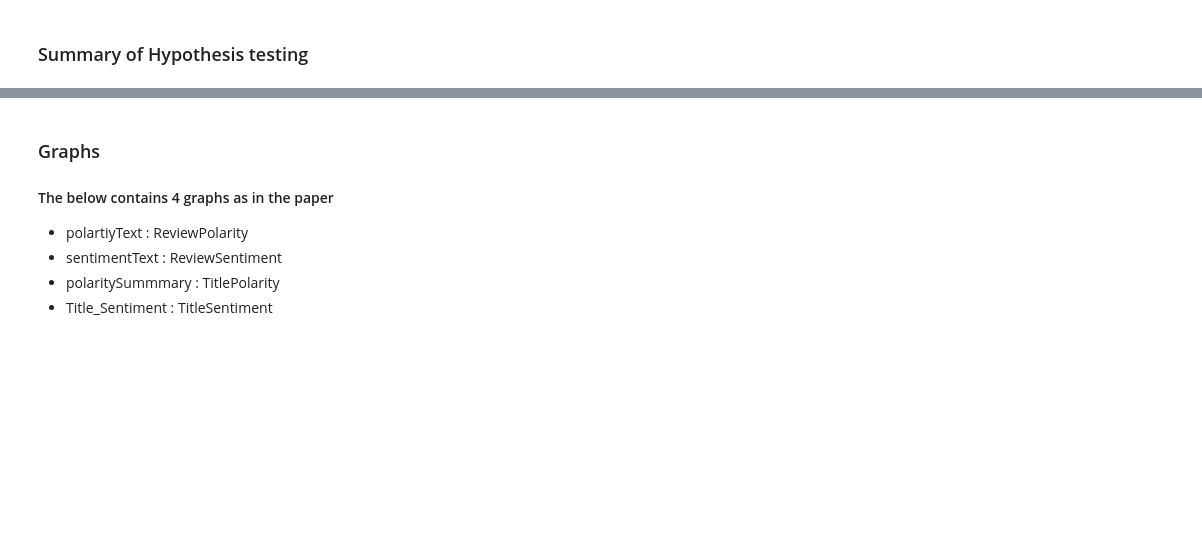
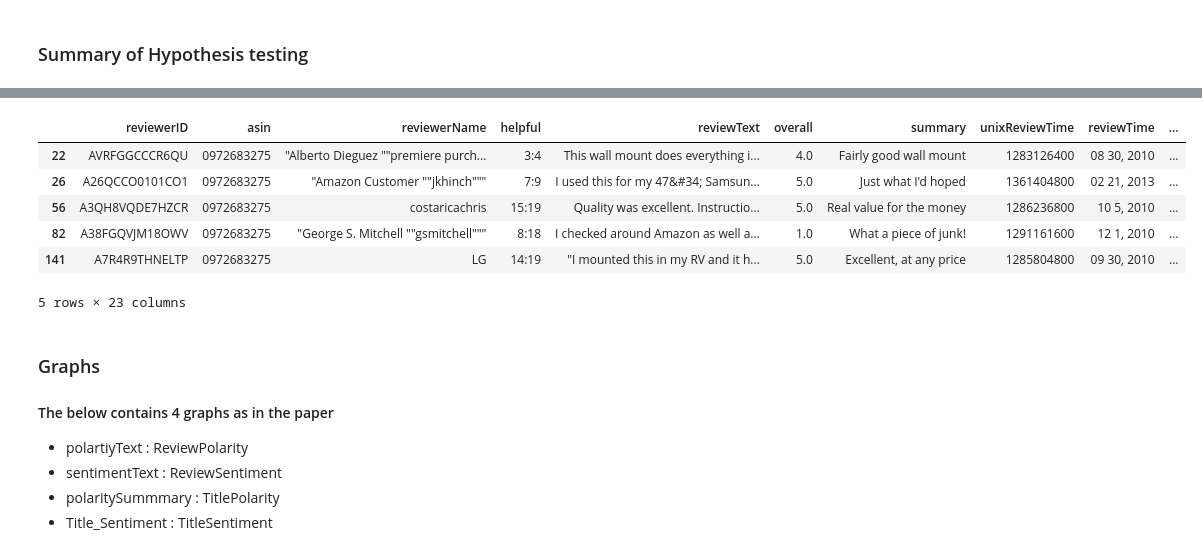
Before and after one commit to dhvanilp/Decision-Support-System, a Jupyter notebook: code.ipynb, the cells around one changed output, grey strips where cells are left out. Cells and saved outputs as stored; diff of their text form; code cells hidden in the pictures; blank space fills up the shorter version.

```diff
--- a/code.ipynb
+++ b/code.ipynb
@@ -308,6 +332,16 @@ This is for helpfulness: [ 0.02935702  0.02935702  0.09910268 -0.00994863  0.194
 | H6 | Review length → helpfulness | lol | lol |
 | H7 | Review sentiment → helpfulness | lol | lol |
 | H8 | Review sentiment × review neutral... | lol | lol |
+# %%
+data.head()
+# %% [output]
+|  | reviewerID | asin | reviewerName | helpful | reviewText | overall | summary | unixReviewTime | reviewTime | ... |
+| 22 | AVRFGGCCCR6QU | 0972683275 | "Alberto Dieguez ""premiere purch... | 3:4 | This wall mount does everything i... | 4.0 | Fairly good wall mount | 1283126400 | 08 30, 2010 | ... |
+| 26 | A26QCCO0101CO1 | 0972683275 | "Amazon Customer ""jkhinch""" | 7:9 | I used this for my 47&#34; Samsun... | 5.0 | Just what I'd hoped | 1361404800 | 02 21, 2013 | ... |
+| 56 | A3QH8VQDE7HZCR | 0972683275 | costaricachris | 15:19 | Quality was excellent. Instructio... | 5.0 | Real value for the money | 1286236800 | 10 5, 2010 | ... |
+| 82 | A38FGQVJM18OWV | 0972683275 | "George S. Mitchell ""gsmitchell""" | 8:18 | I checked around Amazon as well a... | 1.0 | What a piece of junk! | 1291161600 | 12 1, 2010 | ... |
+| 141 | A7R4R9THNELTP | 0972683275 | LG | 14:19 | "I mounted this in my RV and it h... | 5.0 | Excellent, at any price | 1285804800 | 09 30, 2010 | ... |
+5 rows × 23 columns
 # %% [markdown]
 ### Graphs
 #### The below contains 4 graphs as in the paper
```
Also changed, not shown: parts of 7 cells of this notebook.
